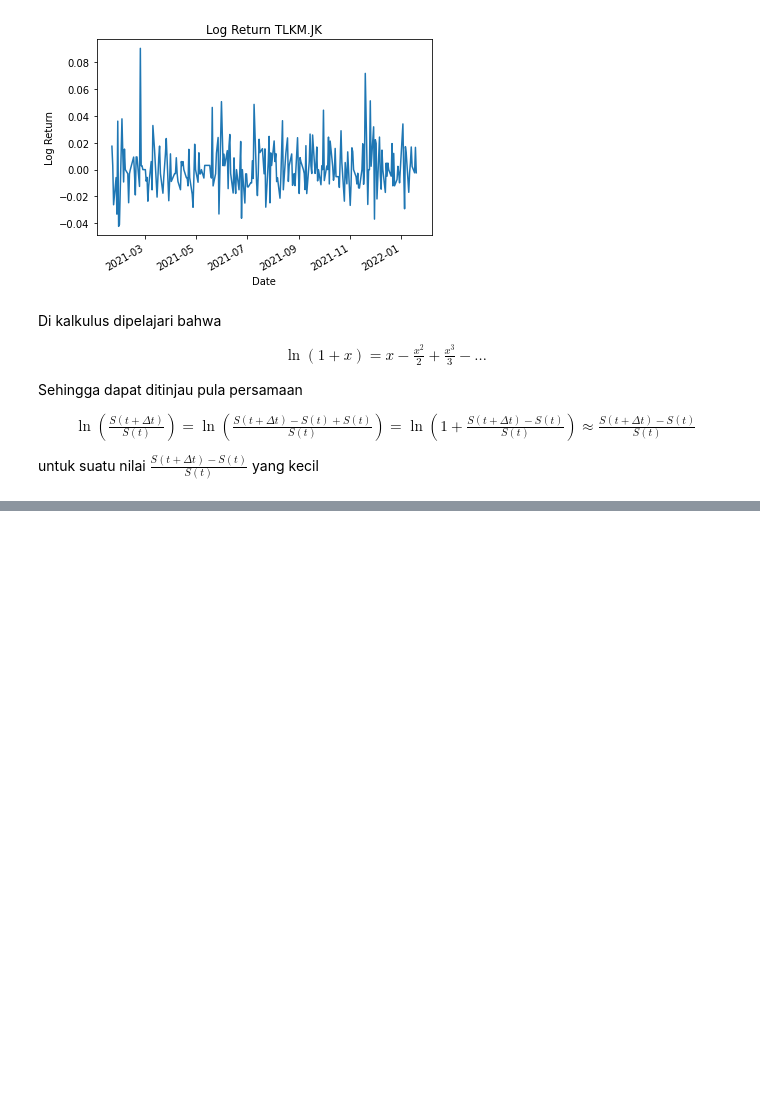
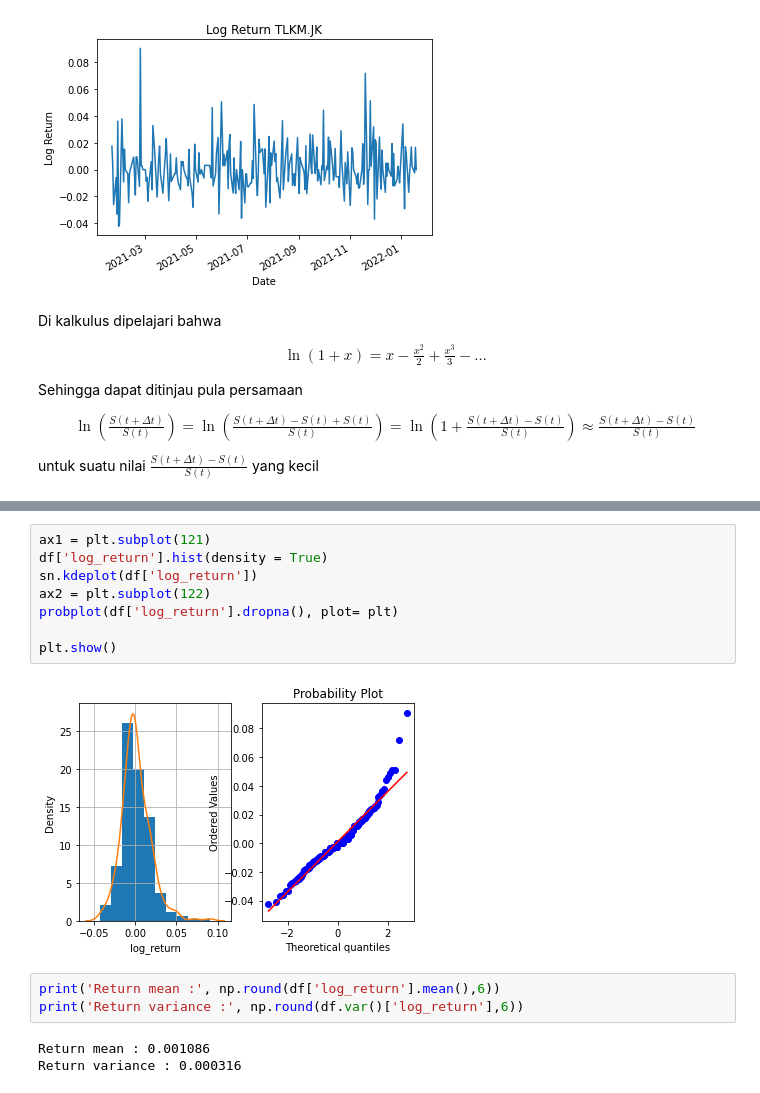
Before and after one commit to leonv1602/ak4261-optimisasi-matematika-keuangan, a Jupyter notebook: return.ipynb, the cells around one changed output, grey strips where cells are left out. Drawn from its saved outputs; the diff is of its cells as text; blank space fills up the shorter version.

```diff
--- a/return.ipynb
+++ b/return.ipynb
@@ -73,0 +95,16 @@ untuk suatu nilai $\frac{S(t+\Delta t) - S(t)}{S(t)}$ yang kecil
+# %%
+ax1 = plt.subplot(121)
+df['log_return'].hist(density = True)
+sn.kdeplot(df['log_return'])
+ax2 = plt.subplot(122)
+probplot(df['log_return'].dropna(), plot= plt)
+
+plt.show()
+# %% [output]
+[figure, added]
+# %%
+print('Return mean :', np.round(df['log_return'].mean(),6))
+print('Return variance :', np.round(df.var()['log_return'],6))
+# %% [output]
+Return mean : 0.001086
+Return variance : 0.000316
```
Also changed, not shown: parts of 6 cells of this notebook.
